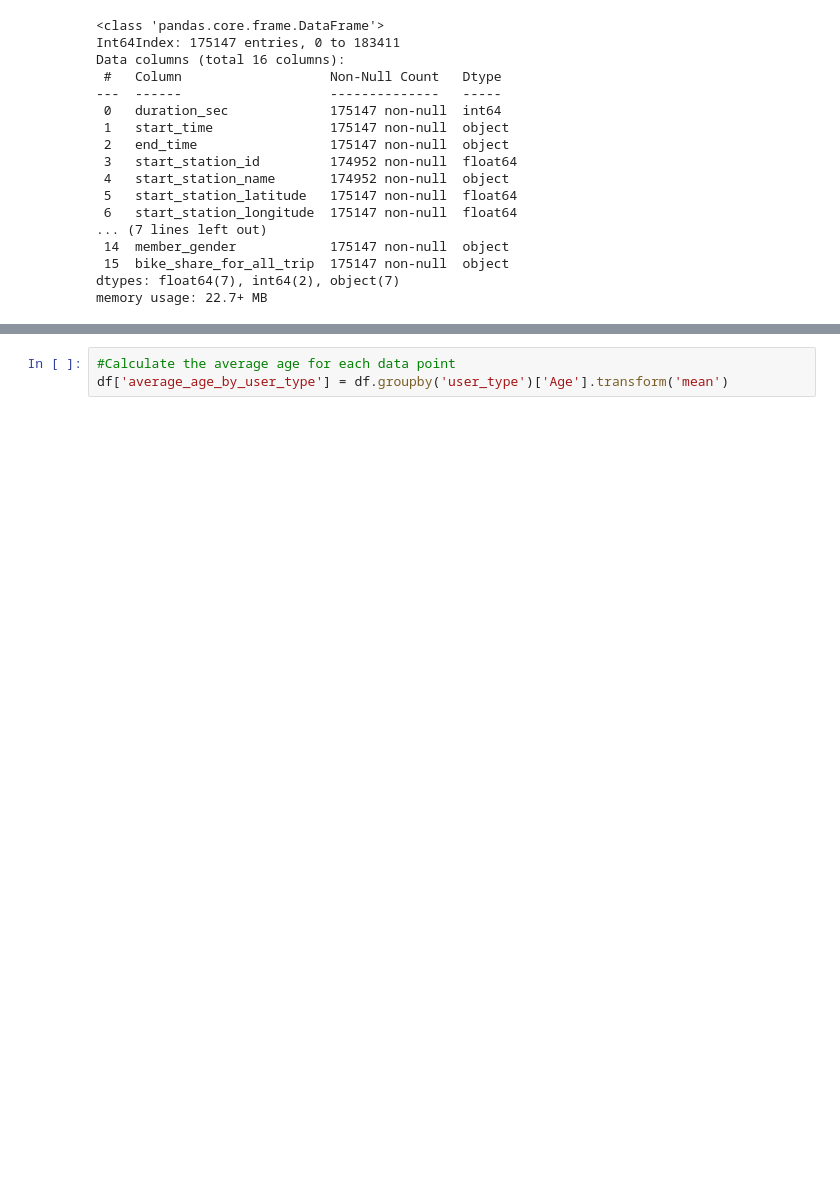
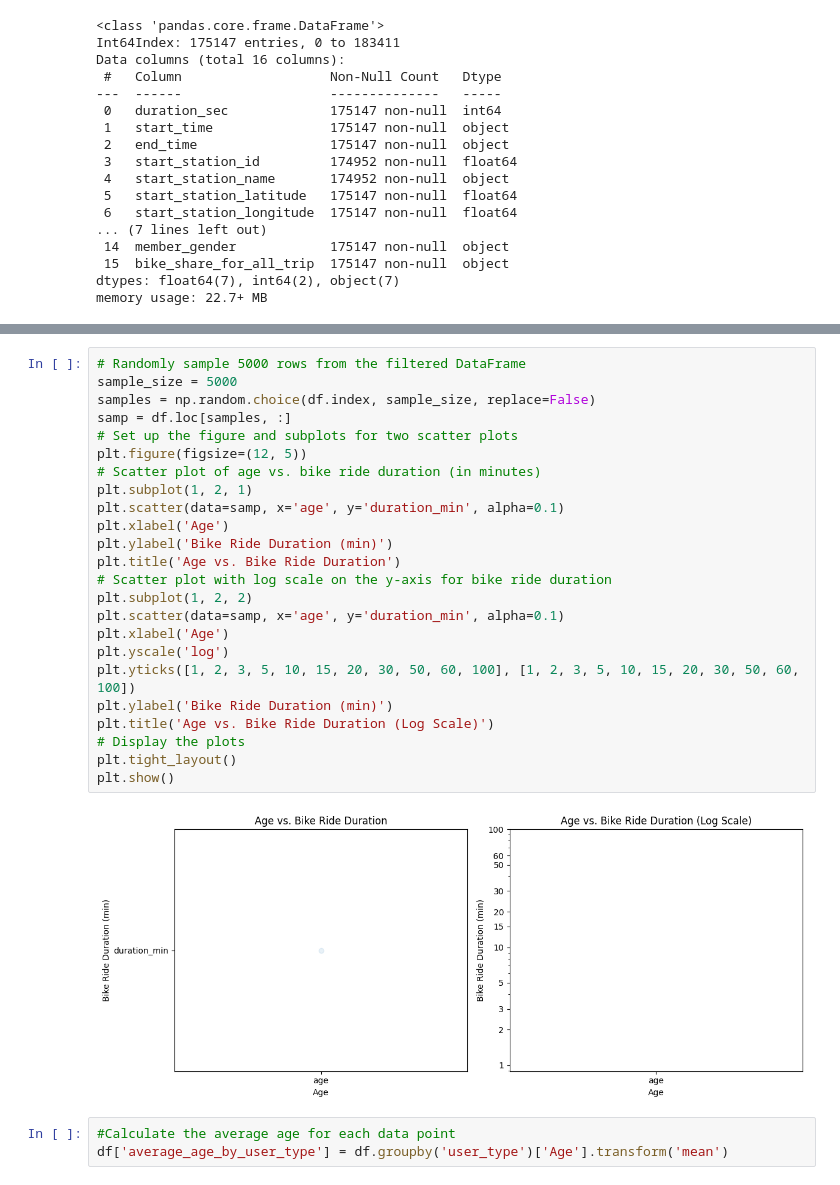
Before and after one commit to naamabenita/clustered-bar, a Jupyter notebook: Part_I_exploration_template.ipynb, the cells around one changed output, grey strips where cells are left out. Cells and saved outputs as stored; diff of their text form; blank space fills up the shorter version.

```diff
--- a/Part_I_exploration_template.ipynb
+++ b/Part_I_exploration_template.ipynb
@@ -292,6 +298,32 @@ df.head(10)
 | 8 | 1570 | 41:48.8 | 07:59.7 | 10.0 | Washington St at Kearny St | 37.795393 | ... |
 | 9 | 1049 | 49:47.7 | 07:17.0 | 19.0 | Post St at Kearny St | 37.788975 | ... |
 | 10 | 458 | 57:57.2 | 05:35.4 | 370.0 | Jones St at Post St | 37.787327 | ... |
+# %%
+# Randomly sample 5000 rows from the filtered DataFrame
+sample_size = 5000
+samples = np.random.choice(df.index, sample_size, replace=False)
+samp = df.loc[samples, :]
+# Set up the figure and subplots for two scatter plots
+plt.figure(figsize=(12, 5))
+# Scatter plot of age vs. bike ride duration (in minutes)
+plt.subplot(1, 2, 1)
+plt.scatter(data=samp, x='age', y='duration_min', alpha=0.1)
+plt.xlabel('Age')
+plt.ylabel('Bike Ride Duration (min)')
+plt.title('Age vs. Bike Ride Duration')
+# Scatter plot with log scale on the y-axis for bike ride duration
+plt.subplot(1, 2, 2)
+plt.scatter(data=samp, x='age', y='duration_min', alpha=0.1)
+plt.xlabel('Age')
+plt.yscale('log')
+plt.yticks([1, 2, 3, 5, 10, 15, 20, 30, 50, 60, 100], [1, 2, 3, 5, 10, 15, 20, 30, 50, 60, 100])
+plt.ylabel('Bike Ride Duration (min)')
+plt.title('Age vs. Bike Ride Duration (Log Scale)')
+# Display the plots
+plt.tight_layout()
+plt.show()
+# %% [output]
+[figure, added]
 # %%
 #Calculate the average age for each data point
 df['average_age_by_user_type'] = df.groupby('user_type')['Age'].transform('mean')
```
Also changed, not shown: parts of 8 cells of this notebook.
